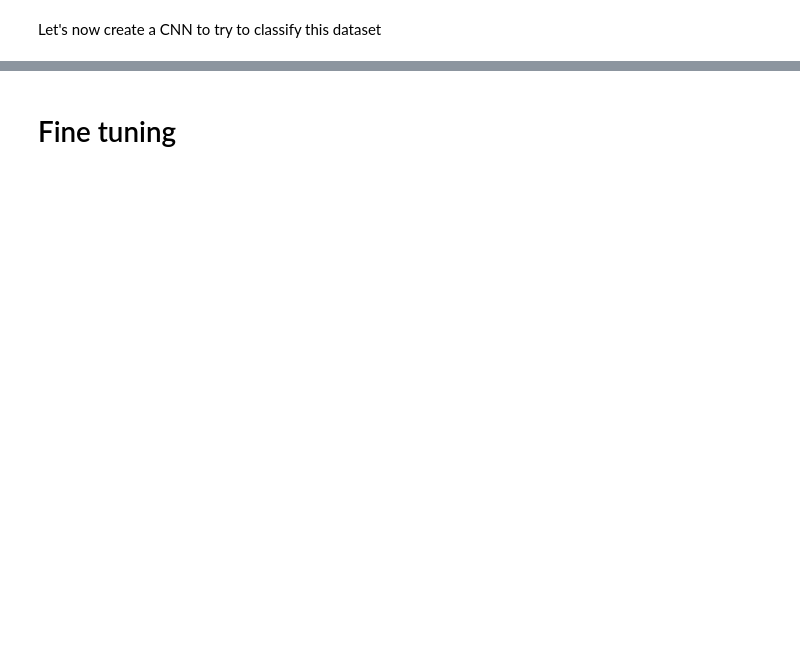
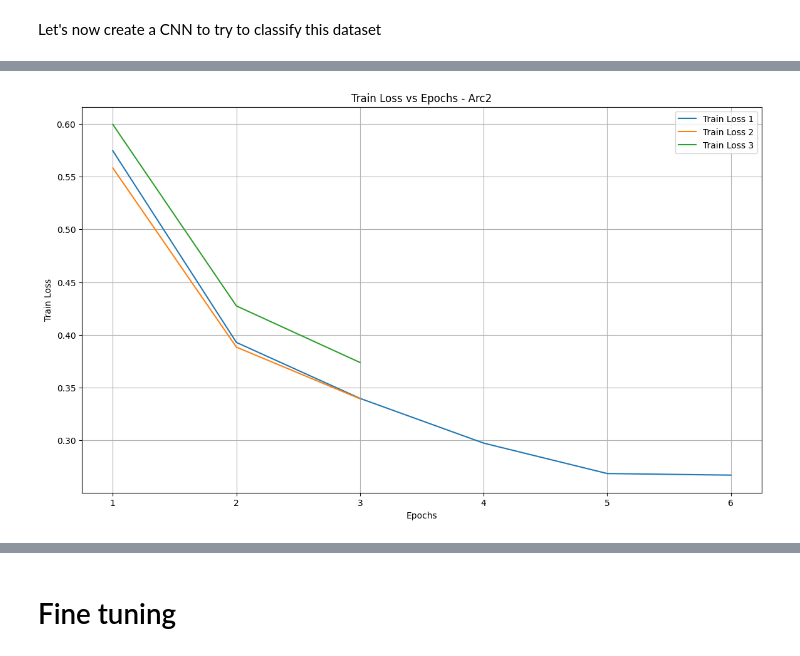
Before and after one commit to ghirailghiro/MuffinVsChihuahua, a Jupyter notebook: Exploration.ipynb, the cells around one changed output, grey strips where cells are left out. Saved outputs shown, nothing was run; the diff lists cells and outputs as text; code cells hidden in the pictures; blank space fills up the shorter version.

```diff
--- a/Exploration.ipynb
+++ b/Exploration.ipynb
@@ -649,0 +709,5 @@ Let's now create a CNN to try to classify this dataset
+# %%
+d = d1 + d
+plot_train_loss_epochs(d,"- Arc2")
+# %% [output]
+[figure, added]
```
Also changed, not shown: parts of 11 cells of this notebook.
